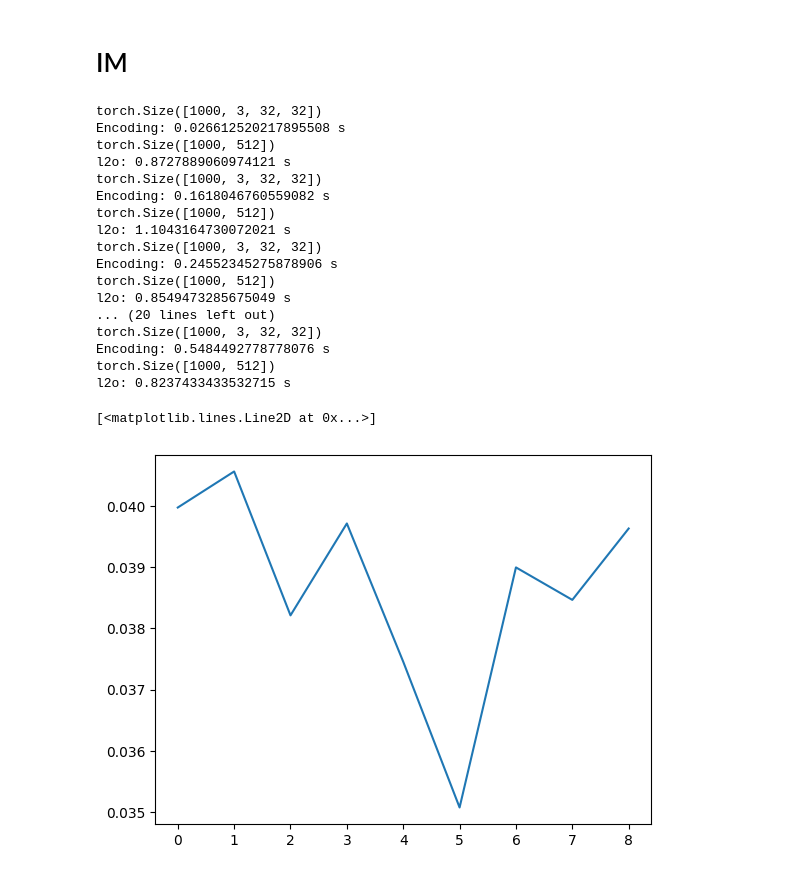
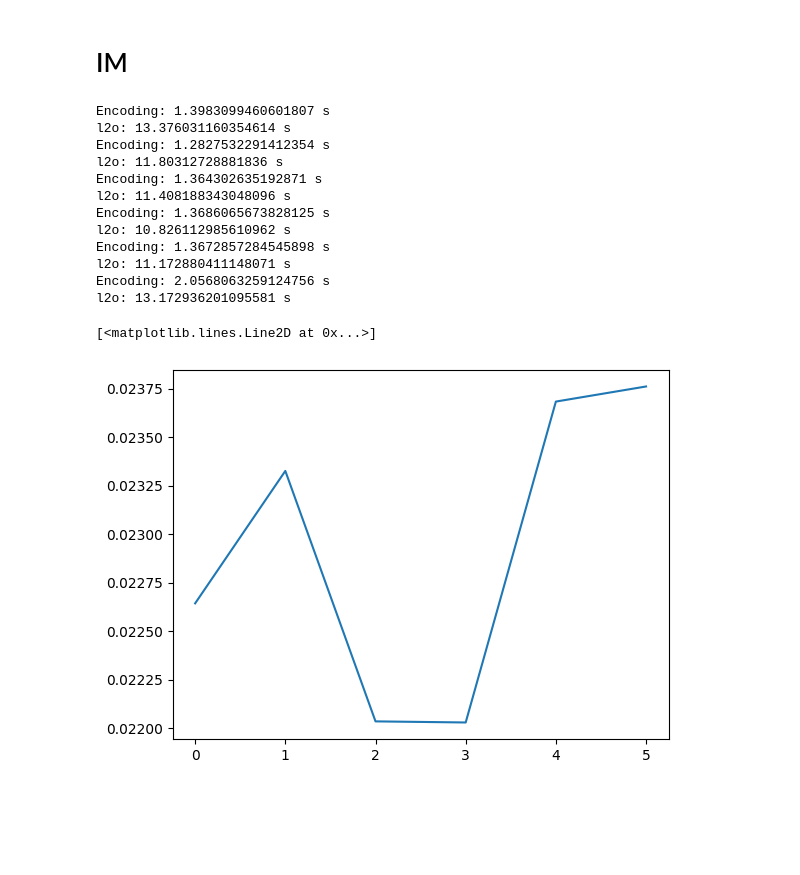
Before and after one commit to feborja/EL7024, a Jupyter notebook: VGG_training.ipynb, the cells around one changed output. Drawn from its saved outputs; the diff is of its cells as text; code cells hidden in the pictures; blank space fills up the shorter version.

```diff
--- a/VGG_training.ipynb
+++ b/VGG_training.ipynb
@@ -461,13 +472,13 @@ def geti2l(x, layer):
     return values
 from concurrent.futures import ThreadPoolExecutor
 
-iters = [10,50,100,150,200,250,300,350,400]
+iters = [10,40,70,100,130,160]
 # model = EncoderVGG16()
 model = EncoderVGG16()
 outs = []
 l2o = []
 for i in range(len(iters)):
-    state = torch.load(f"C:\\Users\\TheSy\\Downloads\\test\\eachVGGParams_Clean_{iters[i]}.pt")
+    state = torch.load(f"C:\\Users\\TheSy\\Downloads\\VGGrand\\eachVGGParams_Rand04_{iters[i]}.pt")
     model.load_state_dict(state)
     x, y = data
     xd = x.flatten(start_dim= 1)
@@ -485,7 +496,7 @@ for i in range(len(iters)):
     # print(out.size())
     start_time = time.time()
     #
-    pca2 = PCA(n_components = 100)
+    pca2 = PCA(n_components = 400)
     awa = np.array(pca2.fit_transform(out))
     #
     layer2out = np.array(mutual_int(awa, y))
@@ -495,39 +506,36 @@ for i in range(len(iters)):
 
 # params_list = [[x, x, x],
 #                 [outs[0], outs[1], outs[2]]]#
-params_list = [[x1, x1, x1, x1, x1, x1,x1,x1,x1],
-                [outs[0], outs[1], outs[2], outs[3], outs[4], outs[5],outs[6],outs[7],outs[8]]]
+# params_list = [[x1, x1, x1, x1, x1, x1,],
+#                 [outs[0], outs[1], outs[2], outs[3], outs[4], outs[5],]
 
-num_threads = 3
-start_time = time.time()
-with ThreadPoolExecutor(max_workers=num_threads) as executor:
-    i2l = list(executor.map(geti2l, params_list[0], params_list[1]))
-print(i2l)
-# in2layer = geti2l(x, out)
-print("i2l: %s s" % (time.time() - start_time))
+# num_threads = 3
+# start_time = time.time()
+# with ThreadPoolExecutor(max_workers=num_threads) as executor:
+#     i2l = list(executor.map(geti2l, params_list[0], params_list[1]))
+# print(i2l)
+# # in2layer = geti2l(x, out)
+# print("i2l: %s s" % (time.time() - start_time))
 # print(in2layer)
 # %% [output]
-torch.Size([1000, 3, 32, 32])
-Encoding: 0.026612520217895508 s
-torch.Size([1000, 512])
-l2o: 0.8727889060974121 s
-torch.Size([1000, 3, 32, 32])
-Encoding: 0.1618046760559082 s
-torch.Size([1000, 512])
-l2o: 1.1043164730072021 s
-torch.Size([1000, 3, 32, 32])
-Encoding: 0.24552345275878906 s
-torch.Size([1000, 512])
-l2o: 0.8549473285675049 s
-... (20 lines left out)
-torch.Size([1000, 3, 32, 32])
-Encoding: 0.5484492778778076 s
-torch.Size([1000, 512])
-l2o: 0.8237433433532715 s
+Encoding: 1.3983099460601807 s
+l2o: 13.376031160354614 s
+Encoding: 1.2827532291412354 s
+l2o: 11.80312728881836 s
+Encoding: 1.364302635192871 s
+l2o: 11.408188343048096 s
+Encoding: 1.3686065673828125 s
+l2o: 10.826112985610962 s
+Encoding: 1.3672857284545898 s
+l2o: 11.172880411148071 s
+Encoding: 2.0568063259124756 s
+l2o: 13.172936201095581 s
 # %%
 plt.plot(np.array(l2o))#,c = [1, 2, 3, 4, 5, 6, 7, 8, 9])
+import winsound
+winsound.Beep(1440, 200)
 # %% [output]
 [<matplotlib.lines.Line2D at 0x...>]
-[figure, old version]
+[figure, new version]
 # %%
 # plt.scatter(x = np.mean(i2l, axis = 1), y = np.array(l2o), c = [1, 2, 3,])
```
Also changed, not shown: parts of 5 cells of this notebook, 6 other files.
